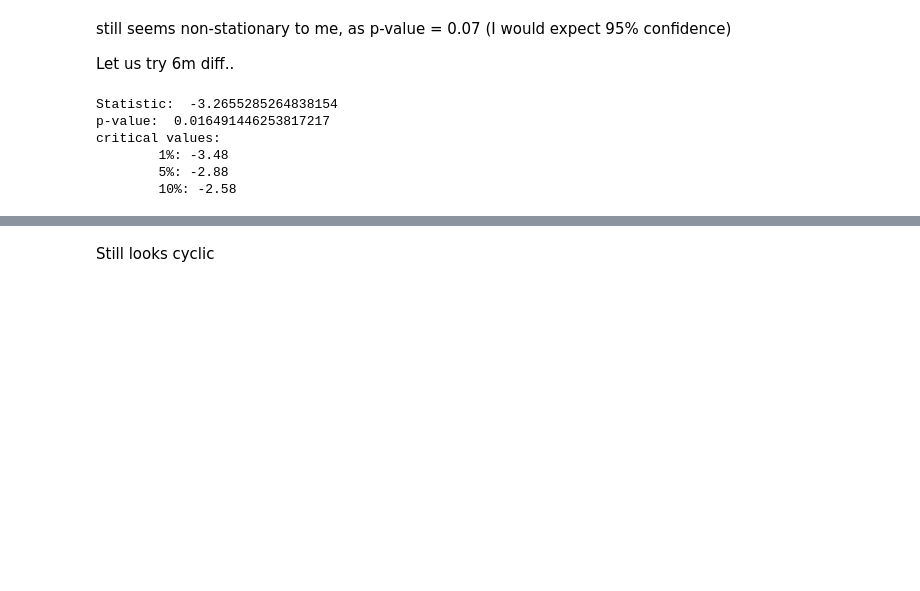
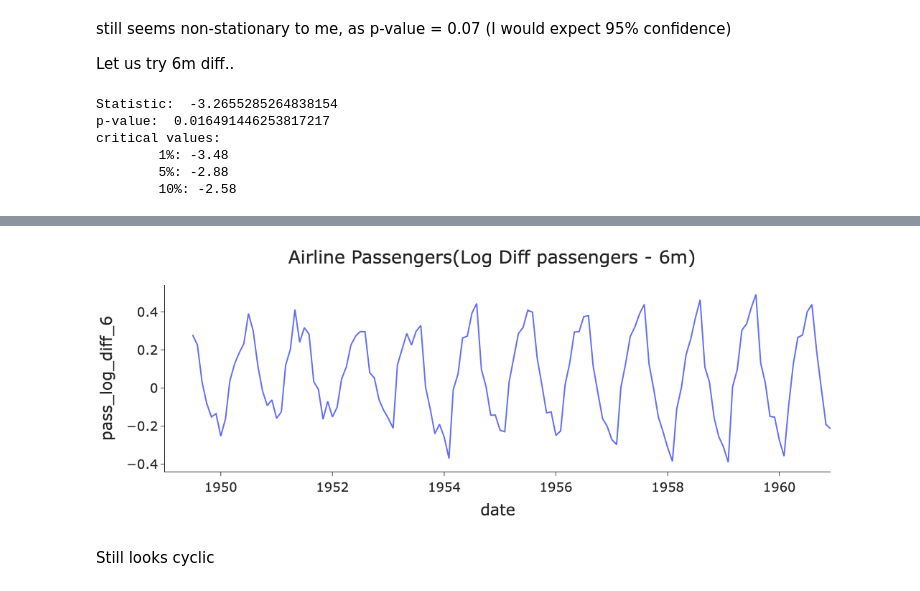
Before and after one commit to jaivrat/time-series, a Jupyter notebook: t-series-python/02-Stationarity.ipynb, the cells around one changed output, grey strips where cells are left out. Saved outputs shown, nothing was run; the diff lists cells and outputs as text; code cells hidden in the pictures; blank space fills up the shorter version.

```diff
--- a/t-series-python/02-Stationarity.ipynb
+++ b/t-series-python/02-Stationarity.ipynb
@@ -152,7 +134,7 @@ critical values:
         5%: -2.88
         10%: -2.58
 # %%
-plotting(title='Airline Passengers(Log Diff passengers - 6m)',
+utils.plotting(title='Airline Passengers(Log Diff passengers - 6m)',
          data=data,
          x='month',
          y='pass_log_diff_6',
@@ -163,3 +144,4 @@ plotting(title='Airline Passengers(Log Diff passengers - 6m)',
+[figure, added]
 # %% [markdown]
 Still looks cyclic
 # %%
```
Also changed, not shown: parts of 14 cells of this notebook, 2 other files.
